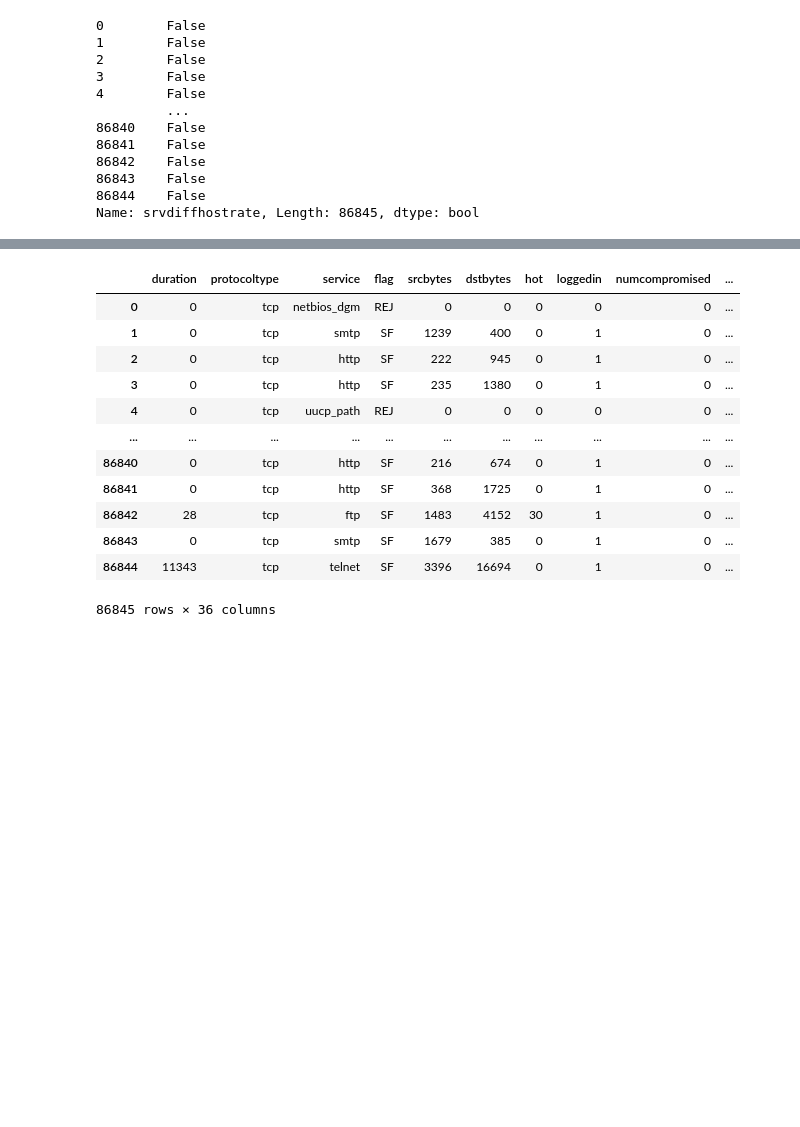
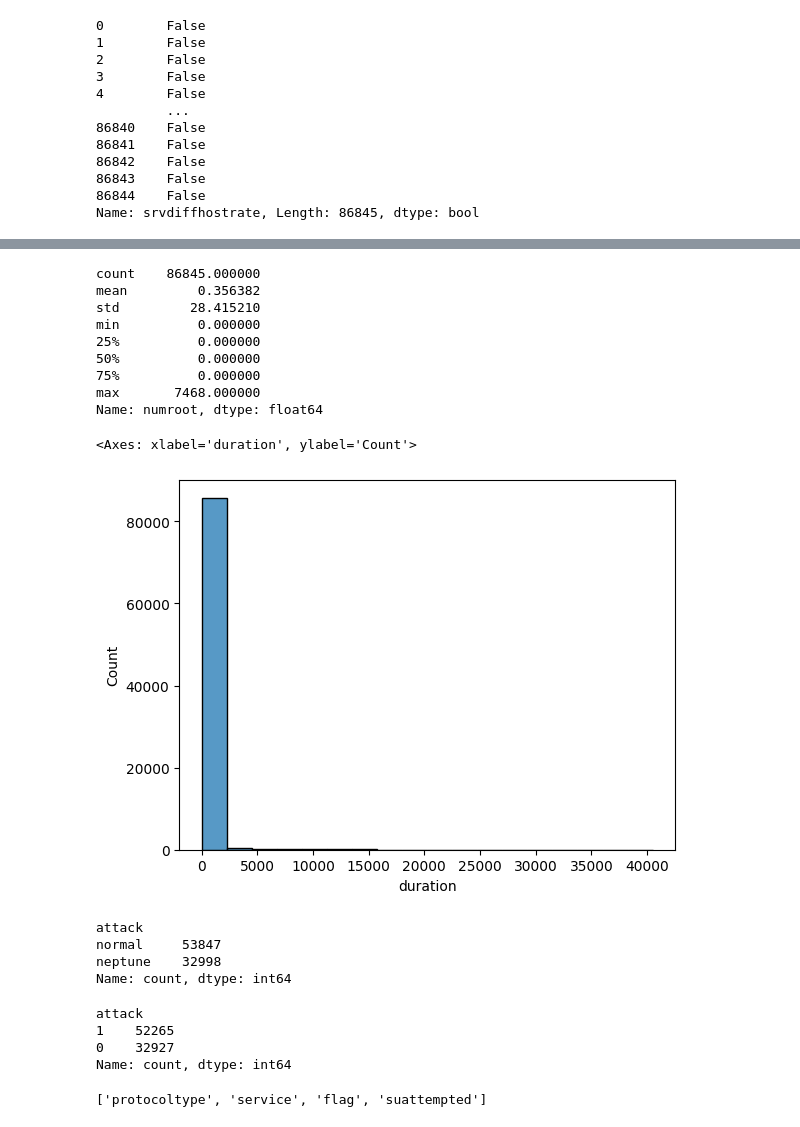
Before and after one commit to SketchyCarrot/Network_Activity_Anomaly_Detection, a Jupyter notebook: main.ipynb, the cells around one changed output, grey strips where cells are left out. Drawn from its saved outputs; the diff is of its cells as text; code cells hidden in the pictures; blank space fills up the shorter version.

```diff
--- a/main.ipynb
+++ b/main.ipynb
@@ -221,16 +254,17 @@ df1 = df[(df.duration < 3100)]
 # %%
-df
+df.numroot.describe()
 # %% [output]
-|  | duration | protocoltype | service | flag | srcbytes | dstbytes | hot | loggedin | numcompromised | ... |
-| 0 | 0 | tcp | netbios_dgm | REJ | 0 | 0 | 0 | 0 | 0 | ... |
-| 1 | 0 | tcp | smtp | SF | 1239 | 400 | 0 | 1 | 0 | ... |
-| 2 | 0 | tcp | http | SF | 222 | 945 | 0 | 1 | 0 | ... |
-| 3 | 0 | tcp | http | SF | 235 | 1380 | 0 | 1 | 0 | ... |
-| 4 | 0 | tcp | uucp_path | REJ | 0 | 0 | 0 | 0 | 0 | ... |
-| ... | ... | ... | ... | ... | ... | ... | ... | ... | ... | ... |
-| 86840 | 0 | tcp | http | SF | 216 | 674 | 0 | 1 | 0 | ... |
-| 86841 | 0 | tcp | http | SF | 368 | 1725 | 0 | 1 | 0 | ... |
-| 86842 | 28 | tcp | ftp | SF | 1483 | 4152 | 30 | 1 | 0 | ... |
-| 86843 | 0 | tcp | smtp | SF | 1679 | 385 | 0 | 1 | 0 | ... |
-| 86844 | 11343 | tcp | telnet | SF | 3396 | 16694 | 0 | 1 | 0 | ... |
-86845 rows × 36 columns
+count    86845.000000
+mean         0.356382
+std         28.415210
+min          0.000000
+25%          0.000000
+50%          0.000000
+75%          0.000000
+max       7468.000000
+Name: numroot, dtype: float64
+# %%
+sns.histplot(df.duration)
+# %% [output]
+<Axes: xlabel='duration', ylabel='Count'>
+[figure, added]
@@ -236,0 +274,18 @@ df
+# %%
+df.attack.value_counts()
+# %% [output]
+attack
+normal     53847
+neptune    32998
+Name: count, dtype: int64
+# %%
+dfff.attack.value_counts()
+# %% [output]
+attack
+1    52265
+0    32927
+Name: count, dtype: int64
+# %%
+categories
+# %% [output]
+['protocoltype', 'service', 'flag', 'suattempted']
```
Also changed, not shown: parts of 33 cells of this notebook, 1 other file.
